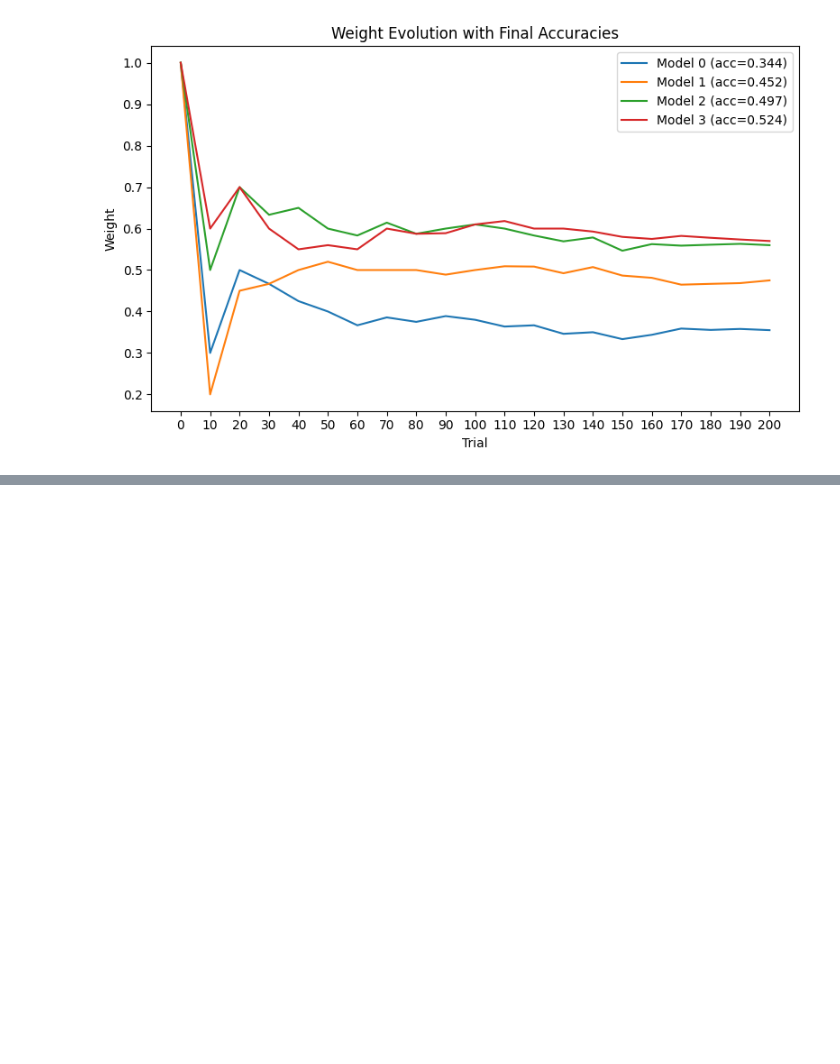
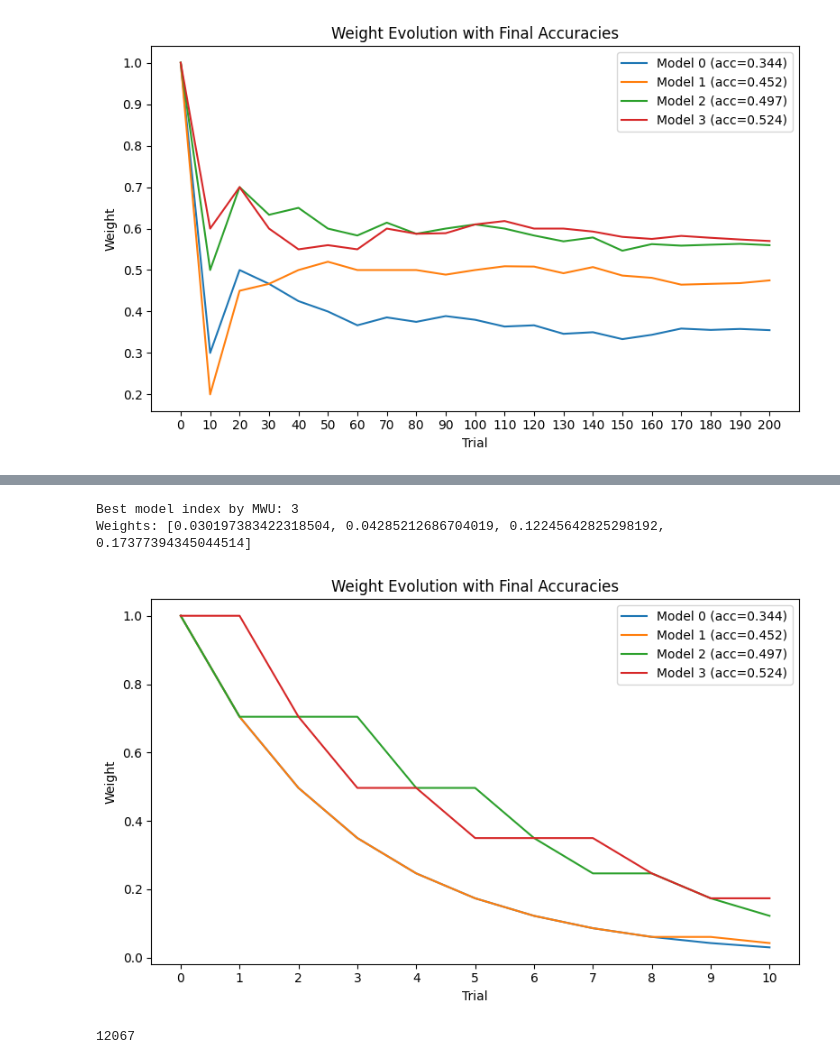
Before and after one commit to trung6/db_project_2025, a Jupyter notebook: process_labels_fever.ipynb, the cells around one changed output, grey strips where cells are left out. Drawn from its saved outputs; the diff is of its cells as text; code cells hidden in the pictures; blank space fills up the shorter version.

```diff
--- a/process_labels_fever.ipynb
+++ b/process_labels_fever.ipynb
@@ -150,0 +318,48 @@ Correct among random samples: [71.0, 95.0, 112.0, 114.0]
+# %%
+FINAL_ACC = [7806./22682, 10250./22682, 11277./22682, 11892./22682]
+gemma_3_1b_it = df["gemma-3-1b-it"].tolist()
+gemma_2_2b_it = df["gemma-2-2b-it"].tolist()
+gemma_3_4b_it = df["gemma-3-4b-it"].tolist()
+mistral_7b_instruct = df["Mistral-7B-Instruct"].tolist()
+models = [gemma_3_1b_it, gemma_2_2b_it, gemma_3_4b_it, mistral_7b_instruct]
+gt = df["label"].tolist()
+weight_evolution = mwu_informative_only(models, gt)
+plot_weight_and_accuracy(weight_evolution, FINAL_ACC)
+# %% [output]
+Best model index by MWU: 3
+Weights: [0.030197383422318504, 0.04285212686704019, 0.12245642825298192, 0.17377394345044514]
+[figure, added]
+# %%
+# weighted majority voting
+# weights = [0.02732372244729254, 0.04978706836786392, 0.06081006262521794, 0.16529888822158648] # 20 interactive informative examples - alpha = 0.2
+# weights = [0.002605840518408499, 0.0052475183991813855, 0.007446583070924342, 0.04285212686704019] # 20 interactive informative examples - alpha = 0.35
+# weights = [0.06081006262521797, 0.06081006262521797, 0.12245642825298192, 0.17377394345044514] # 10 interactive informative examples - alpha = 0.35
+# weights = [0.014995576820477708, 0.04285212686704019, 0.08629358649937052, 0.010567204383852655] # 20 random examples - alpha = 0.35
+# weights = [0.08629358649937052, 0.12245642825298192, 0.3499377491111554, 0.17377394345044514] # 10 random examples - alpha = 0.35
+# 20 informative only examples - alpha = 0.35
+# weights = [0.0009118819655545165, 0.0052475183991813855, 0.0052475183991813855, 0.030197383422318504]
+# 10 informative only examples - alpha = 0.35
+weights = [0.030197383422318504, 0.04285212686704019, 0.12245642825298192, 0.17377394345044514]
+
+
+df = pd.read_csv("run/accuracy/datasets/fever_with_evidence_5.csv")
+UNIQUE_LABELS = ["NOT ENOUGH INFO", "SUPPORTS", "REFUTES"]
+
+models = ["gemma-3-1b-it", "gemma-2-2b-it", "gemma-3-4b-it", "Mistral-7B-Instruct"]
+
+count = 0
+for index, row in df.iterrows():
+    majority = 0
+    for l in UNIQUE_LABELS:
+        cur = 0
+        for w, m in zip(weights, models):
+            if row[m] == l:
+                cur += w
+        if cur > majority:
+            majority = cur
+            label = l
+    if label == row["label"]:
+        count += 1
+print(count)
+# %% [output]
+12067
```
Also changed, not shown: parts of 6 cells of this notebook.
